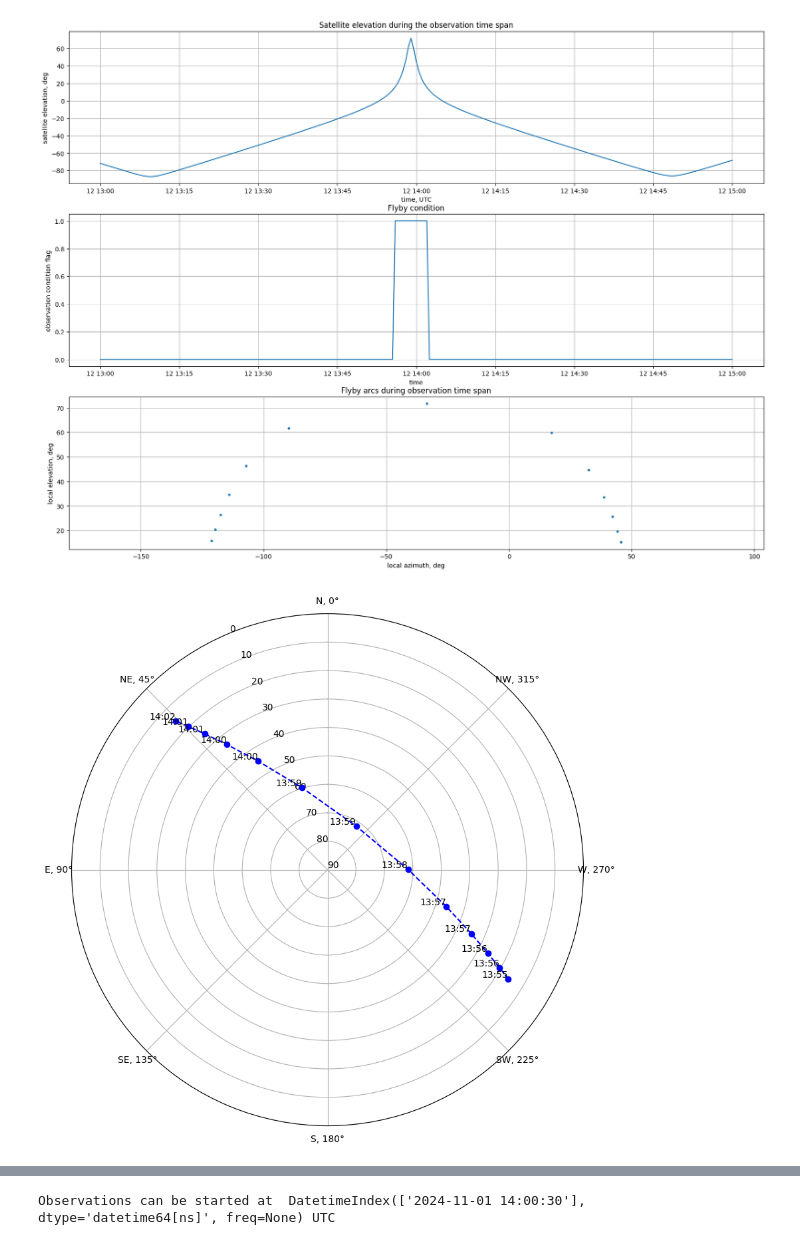
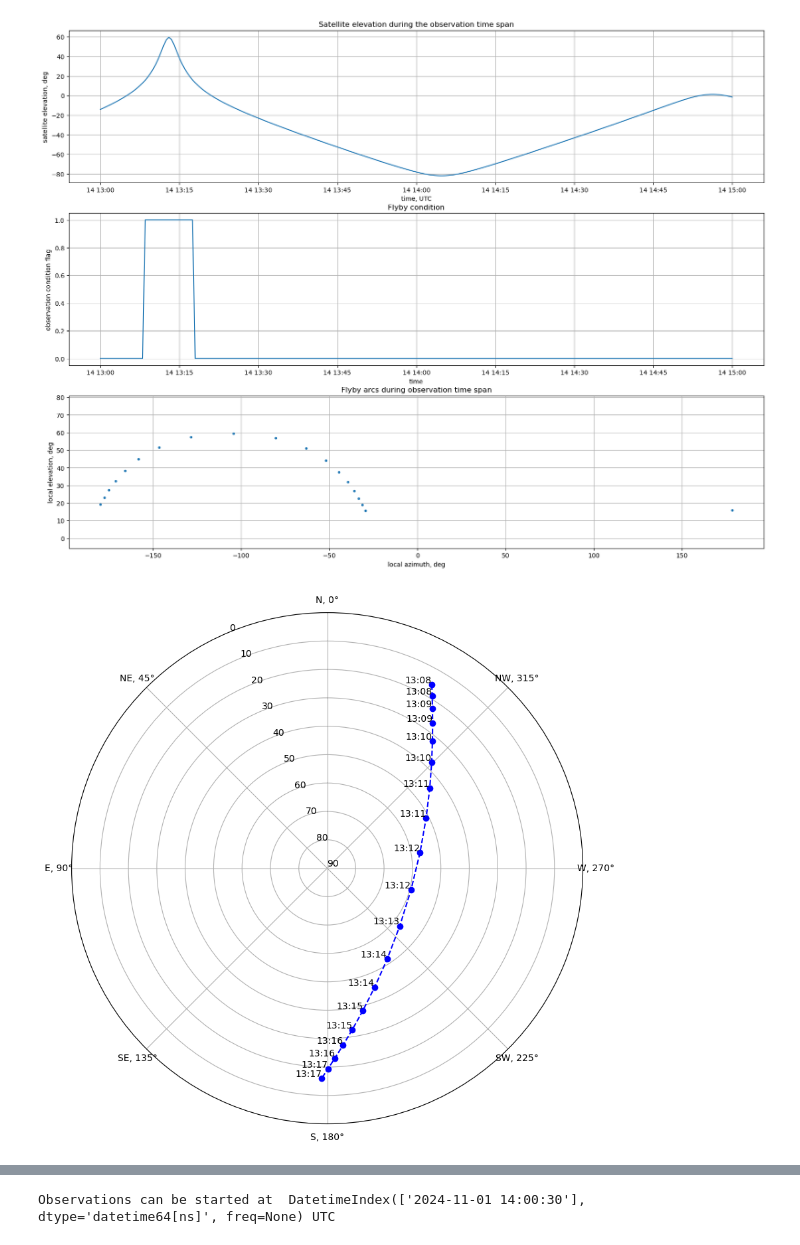
Before and after one commit to ShamilBiktimirov/astro-basics, a Jupyter notebook: python/Pointing routine.ipynb, the cells around one changed output, grey strips where cells are left out. Cells and saved outputs as stored; diff of their text form; code cells hidden in the pictures.

```diff
--- a/python/Pointing routine.ipynb
+++ b/python/Pointing routine.ipynb
@@ -51,12 +51,21 @@ import requests
 latitude_obs = np.deg2rad(24 + 10 / 60 + 37 / 3600)
 longitude_obs = np.deg2rad(54 + 41 / 60 + 7 / 3600)
 
-# case of spherical Earth
-# r_obs_ecef = np.vstack([Consts.rEarth * np.cos(latitude_obs) * np.cos(longitude_obs), Consts.rEarth * np.cos(latitude_obs) * np.sin(longitude_obs), Consts.rEarth * np.sin(latitude_obs)])
+# Choose case:
+# 0: spherical Earth
+# 1: ellipsoidal Earth, WGS84
 
-# case of ellipsoidal Earth, WGS84
-r_Ellipsoid = calc_geocentric_radius_for_ellipsoid(latitude_obs)
-r_obs_ecef = np.vstack([r_Ellipsoid * np.cos(latitude_obs) * np.cos(longitude_obs), r_Ellipsoid * np.cos(latitude_obs) * np.sin(longitude_obs), r_Ellipsoid * np.sin(latitude_obs)])
+case = 1
+
+if case == 0:
+    r_obs_ecef = np.vstack([Consts.rEarth * np.cos(latitude_obs) * np.cos(longitude_obs), Consts.rEarth * np.cos(latitude_obs) * np.sin(longitude_obs), Consts.rEarth * np.sin(latitude_obs)])
+elif case == 1:
+    r_Ellipsoid = calc_geocentric_radius_for_ellipsoid(latitude_obs)
+    r_obs_ecef = np.vstack([r_Ellipsoid * np.cos(latitude_obs) * np.cos(longitude_obs), r_Ellipsoid * np.cos(latitude_obs) * np.sin(longitude_obs), r_Ellipsoid * np.sin(latitude_obs)])
+else:
+  raise Exception("please choose case 0, 1")
+
+
 
 # Specifies minimum satellite elevation or altitude feasible for observations
 elevation_min = 15 * np.pi / 180 # radians
@@ -72,8 +81,8 @@ elevation_min = 15 * np.pi / 180 # radians
 # Datetime is given in UTC format
 # Abu Dhabi time zone is UTC+4
 
-start_date = "2024-11-12 13:00:00" # given in UTC
-end_date = "2024-11-12 15:00:00"   # given in UTC
+start_date = "2024-11-14 13:00:00" # given in UTC
+end_date = "2024-11-14 15:00:00"   # given in UTC
 
 # Generates a range of datetimes with certain time step
 t_span = pd.date_range(start=start_date, end=end_date, freq='30s')
@@ -256,32 +265,33 @@ celestial_coordinates_data.to_csv(filename, sep='\t', index=False)
 # Plots satellite elevation within time span
 
 fig, axs = plt.subplots(3, 1, figsize=(20, 15))
 axs[0].plot(t_span, np.rad2deg(elevation_array))
 
 axs[0].set(xlabel='time, UTC', ylabel='satellite elevation, deg',
        title='Satellite elevation during the observation time span')
 axs[0].grid()
 
 # Flyby conditions
 axs[1].plot(t_span, observation_condition)
 
 axs[1].set(xlabel='time', ylabel='observation condition flag',
           title='Flyby condition')
 axs[1].grid()
 
 # Plots azimuth and elevation of the satellite during flyby if it take place (refer to angles definition in introduction to the notebook)
 axs[2].plot(celestial_coordinates_array[3,:] * 180 / np. pi, celestial_coordinates_array[4,:] * 180 / np. pi, '.')
 
 axs[2].set(xlabel='local azimuth, deg', ylabel='local elevation, deg',
        title='Flyby arcs during observation time span')
 axs[2].axis('equal')
 axs[2].grid()
 
 plt.show()
 
 # fig.savefig("satellite flyby arcs.png")
 
 plot_sky_s(celestial_coordinates_array_processed[:, 3:5], celestial_coordinates_array_processed[:, 0])
+plot_polar_interactive(celestial_coordinates_array_processed)
 # %% [output]
-[figure, old version]
+[figure, new version]
-[figure, old version]
+[figure, new version]
```
Also changed, not shown: parts of 6 cells of this notebook, 2 other files.
